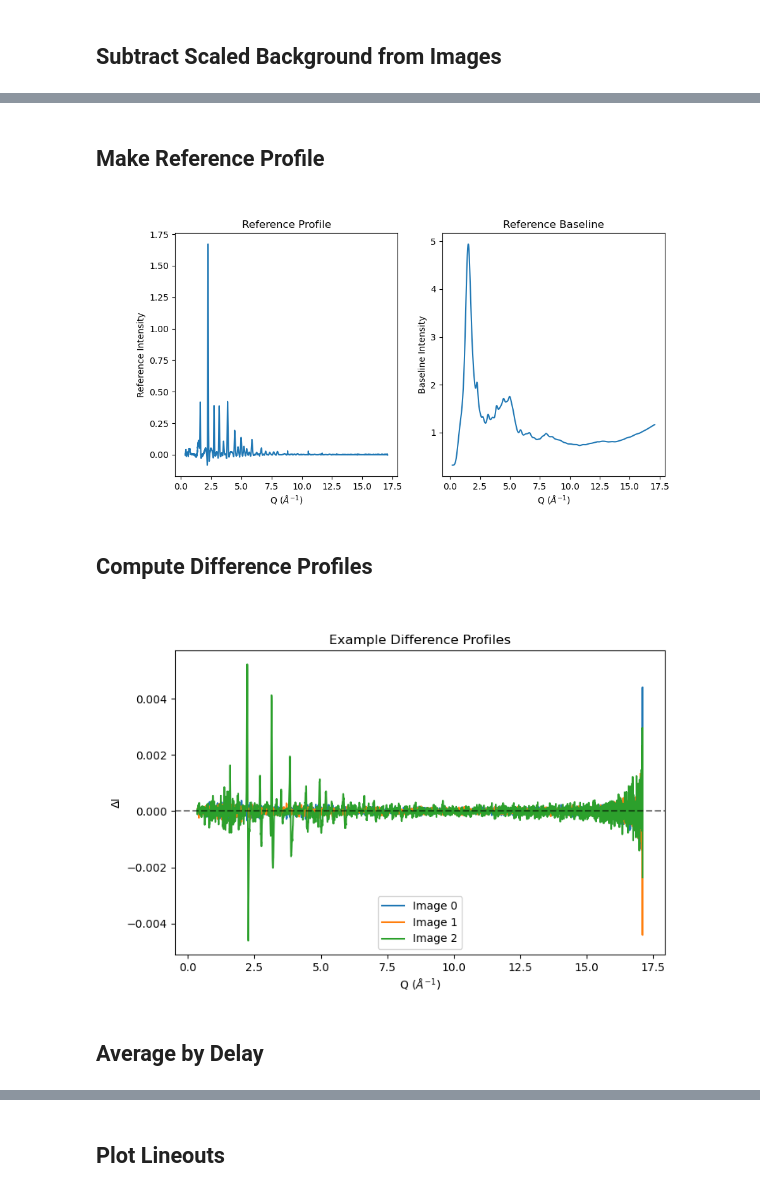
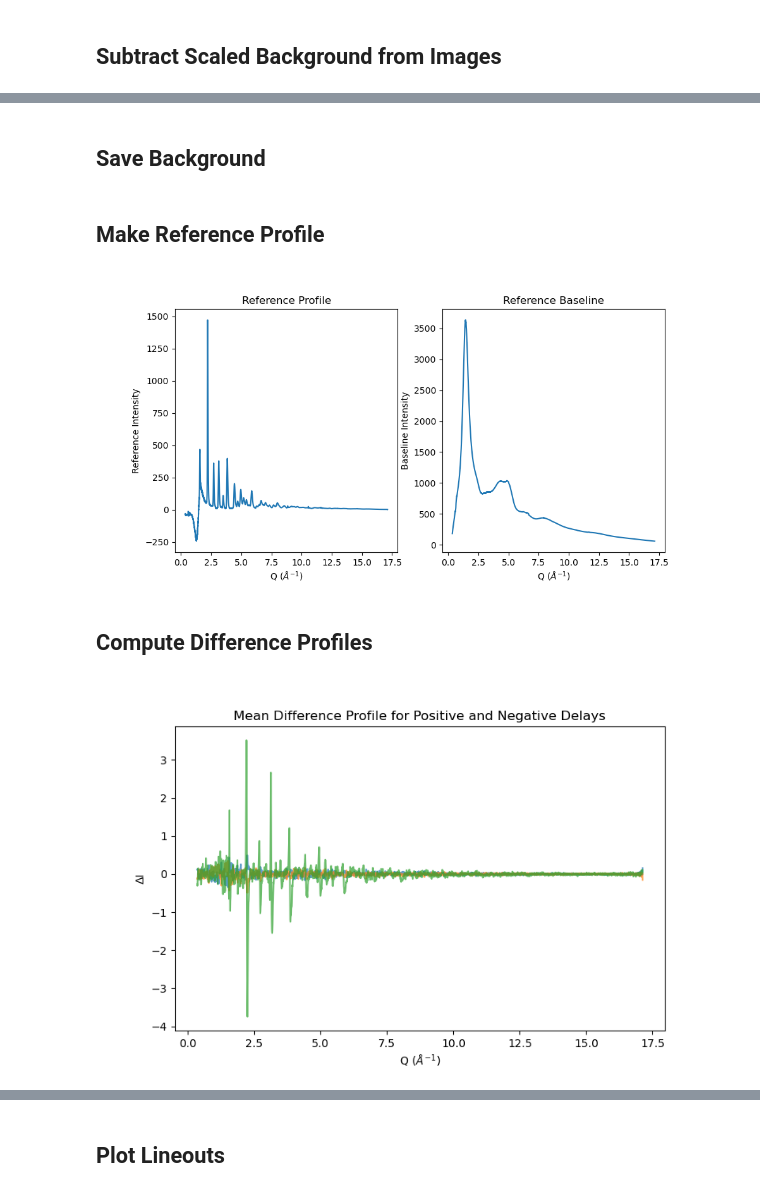
Before and after one commit to lheald2/trxrd, a Jupyter notebook: Fast_Analysis.ipynb, the cells around one changed output, grey strips where cells are left out. Saved outputs shown, nothing was run; the diff lists cells and outputs as text; code cells hidden in the pictures.

```diff
--- a/Fast_Analysis.ipynb
+++ b/Fast_Analysis.ipynb
@@ -306,7 +225,7 @@ profiles shape: (3, 5000)
 # %%
 norm_result = trxrd.normalize_profiles_to_range(
     radial=q,
-    profiles=profiles,
+    profiles=mean_profiles,
     norm_range=(NORM_MIN, NORM_MAX),   # example
     mode="mean",
     plot=True,
@@ -374,14 +328,14 @@ Done integrating.
 # %%
 bgsub_result = trxrd.subtract_scaled_background_profile(
     radial=q,
-    profiles=profiles,
+    profiles=mean_profiles,
     background_profile=background_profile,
     norm_range=(1.2, 1.7),   # example region; adjust as needed
     mode="mean",
     scale_method="ratio",
     plot=True,
     plot_scale_factors=True,
-    plot_indices=[0, 10, 50],
+    plot_indices=[0, 1, 2],
     return_dict=True,
 )
 
@@ -404,13 +355,0 @@ plt.show()
-# %%
-als_result = trxrd.subtract_als_baseline(
-    data_array=profiles_norm,
-    x_vals=q,
-    lam=LAM_VAL,
-    p=P_VAL,
-    niter=10,
-    plot=True,
-    return_dict=True,
-)
-
-profiles_flat = als_result["corrected_data"]
-baselines = als_result["baselines"]
@@ -420,0 +356,2 @@ Note: In Python 3.11, this warning can be generated by a call of scipy.sparse.di
+# %% [markdown]
+## Save Background
@@ -422,15 +370,15 @@ Note: In Python 3.11, this warning can be generated by a call of scipy.sparse.di
 ## Make Reference Profile
 # %%
 ref_result = trxrd.make_reference_profile(
-    profiles=profiles_flat,
-    delays=data_dict["delay"],
+    profiles=profiles_bgsub,
+    delays=unique_delays,
     reference_selector=None,
     return_dict=True,
 )
 
 ref_baseline = trxrd.make_reference_profile(
     profiles=baselines,
-    delays=data_dict["delay"],
+    delays=unique_delays,
     reference_selector=None,
     return_dict=True,
 )
@@ -453,39 +401,36 @@ plt.title("Reference Baseline")
 
 plt.show()
 # %% [output]
-[figure, old version]
+[figure, new version]
 # %% [markdown]
 ## Compute Difference Profiles
 # %%
 delta_result = trxrd.compute_delta_profiles(
-    profiles=profiles_flat,
+    profiles=profiles_bgsub,
     reference_profile=reference_profile,
     mode="subtract",
     return_dict=True,
 )
 
 baseline_results = trxrd.compute_delta_profiles(
     profiles=baselines,
     reference_profile=reference_baseline,
     mode="subtract",
     return_dict=True,
 )
 
 delta_profiles = delta_result["delta_profiles"]
 delta_baselines = baseline_results["delta_profiles"]
 
 
-# Plot example difference profiles
 plt.figure(figsize=(8, 5))
-for i in [0, 1, 2]:
-    plt.plot(q, delta_profiles[i], label=f"Image {i}")
-plt.axhline(0, color="k", linestyle="--", alpha=0.5)
+for delay in np.unique(unique_delays):
+    mean_profile = np.mean(delta_profiles[np.where(unique_delays == delay)[0]], axis=0)
+    plt.plot(q, mean_profile, alpha=0.7, label=f"Delay {delay} ps")
 plt.xlabel(r"Q ($\AA^{-1}$)")
 plt.ylabel("ΔI")
-plt.title("Example Difference Profiles")
-plt.legend()
+plt.title("Mean Difference Profile for Positive and Negative Delays")
+#plt.legend()
 plt.show()
 # %% [output]
-[figure, old version]
+[figure, new version]
-# %% [markdown]
-## Average by Delay
```
Also changed, not shown: parts of 52 cells of this notebook, 9 other files.
